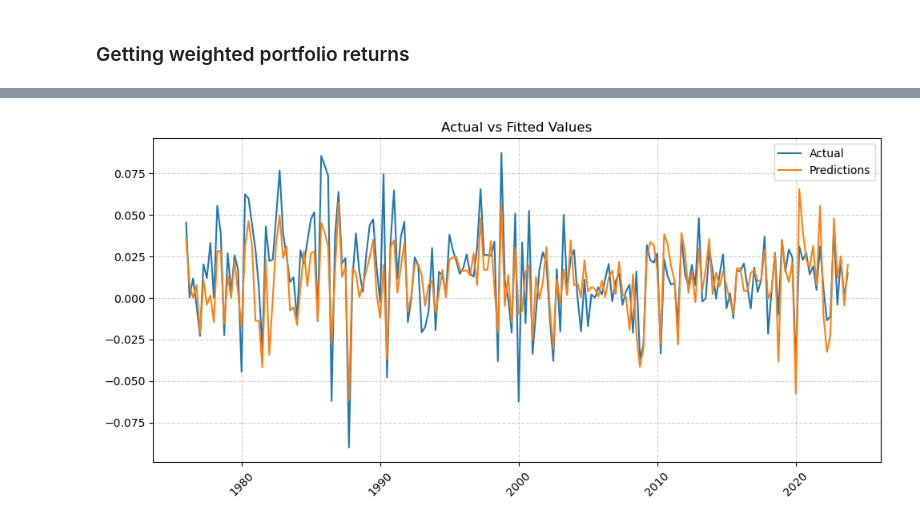
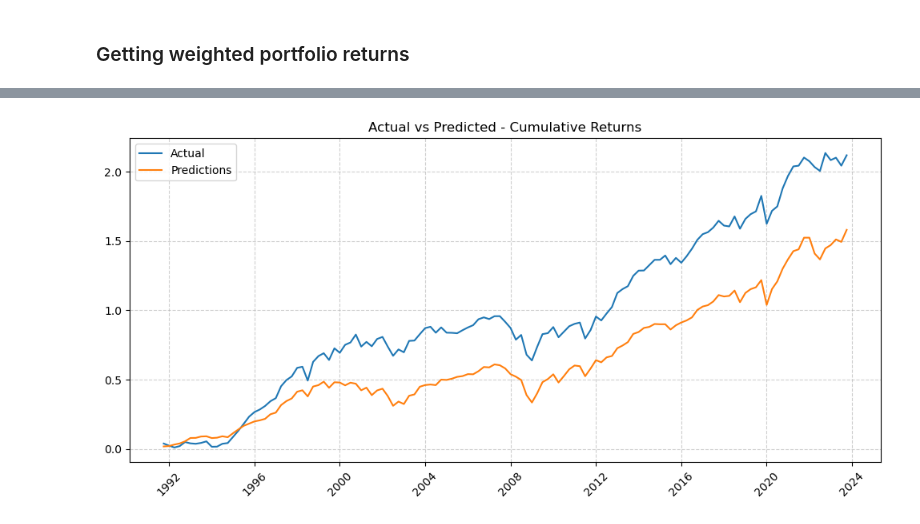
Before and after one commit to Raafayuqaily/TE-Portfolio-Stress-Testing-Final-Project, a Jupyter notebook: Section_5_KB.ipynb, the cells around one changed output, grey strips where cells are left out. Cells and saved outputs as stored; diff of their text form; code cells hidden in the pictures.

```diff
--- a/Section_5_KB.ipynb
+++ b/Section_5_KB.ipynb
@@ -387,13 +267,0 @@ Notes:
-# %%
-def compute_predictions_with_actual(parameters_df, factors_df, annualizing_factor):
-    # Extract intercept and coefficients
-    intercept = parameters_df.loc['const', 'Coefficient'] / annualizing_factor
-    betas = parameters_df.drop('const')['Coefficient']
-
-    # Compute predictions
-    predictions = intercept + factors_df @ betas
-
-    # Create the results DataFrame
-    prediction_df = pd.DataFrame({'Predicted': predictions}, index=factors_df.index).dropna()
-
-    return prediction_df
@@ -417,0 +270,2 @@ model1_preds
+# %%
+portfolio_returns_ff_factors_regression = fama_french_regression(factors_df, prtf_exs_rets_df)
@@ -417,0 +292,3 @@ model1_preds
+# %%
+portf_ff_regression_returns = compute_predictions_with_actual(portfolio_returns_ff_factors_regression, factors_df, prtf_exs_rets_df,4)
+portf_ff_regression_returns.head()
@@ -418,14 +320,19 @@ model1_preds
+# %%
+portf_ff_regression_returns['Cumulative Actual Returns'] = (1 + portf_ff_regression_returns['Weighted Portfolio Excess Returns']).cumprod() - 1
+portf_ff_regression_returns['Cumulative Predicted Returns'] = (1 + portf_ff_regression_returns['Predicted Returns']).cumprod() - 1
 # %%
 fig, axes = plt.subplots(1, 1, figsize=(10, 5))
 
-axes.plot(model1_preds.index, model1_preds['Portfolio_Excess_Returns'], label='Actual')
-axes.plot(model1_preds.index, model1_preds['Predicted'], label='Predictions')
-axes.set_title("Actual vs Fitted Values")
+axes.plot(portf_ff_regression_returns.index,
+          portf_ff_regression_returns['Cumulative Actual Returns'], label='Actual')
+axes.plot(portf_ff_regression_returns.index,
+          portf_ff_regression_returns['Cumulative Predicted Returns'], label='Predictions')
+axes.set_title("Actual vs Predicted - Cumulative Returns")
 axes.legend()
 axes.grid(True, linestyle='--', alpha=0.6)
 axes.tick_params(axis='x', rotation=45)
 
 plt.tight_layout()
 plt.show()
 # %% [output]
-[figure, old version]
+[figure, new version]
```
Also changed, not shown: parts of 31 cells of this notebook, 3 other files.
